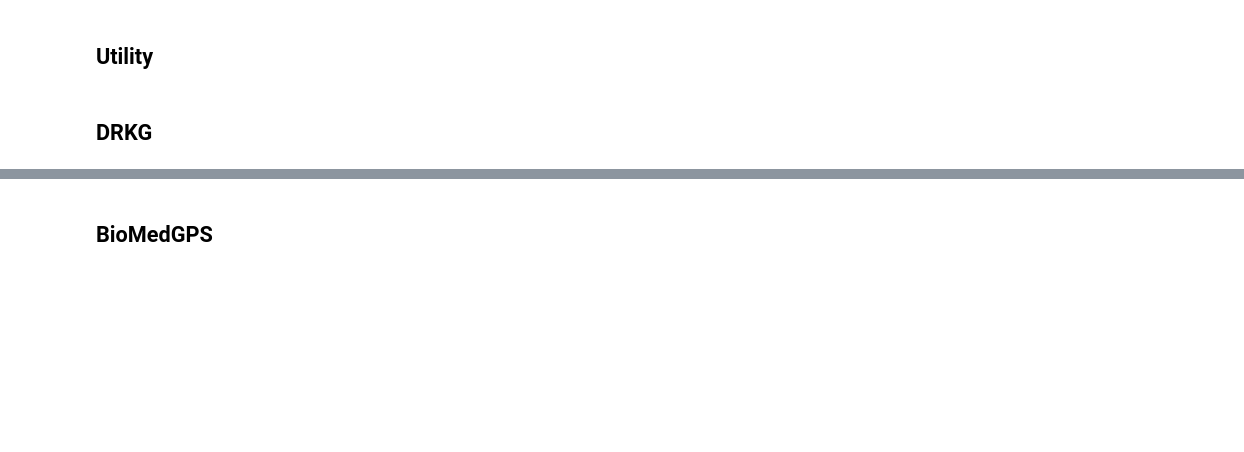
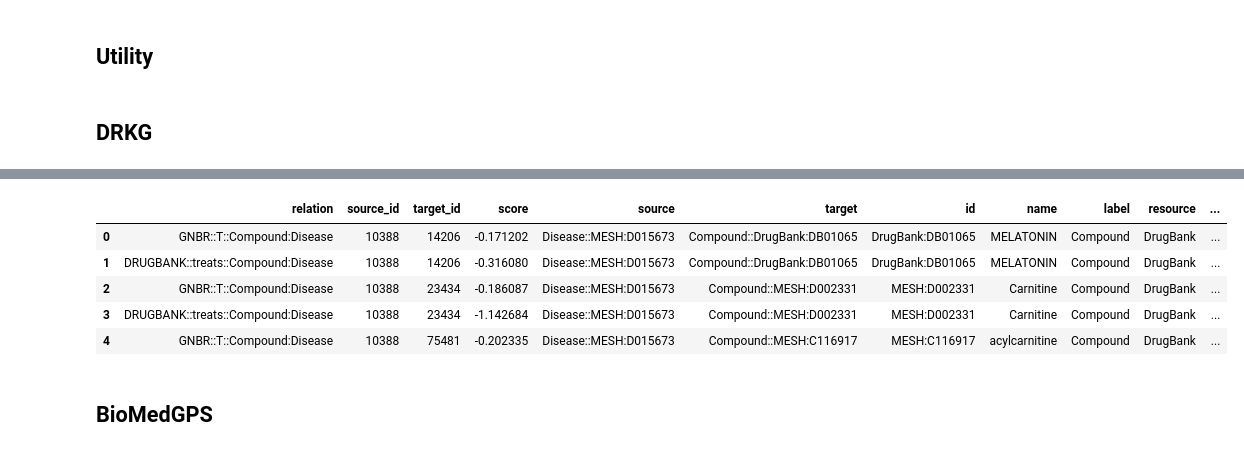
Before and after one commit to open-prophetdb/biomedgps-data, a Jupyter notebook: models/model_link_predict.ipynb, the cells around one changed output, grey strips where cells are left out. Cells and saved outputs as stored; diff of their text form; code cells hidden in the pictures; blank space fills up the shorter version.

```diff
--- a/models/model_link_predict.ipynb
+++ b/models/model_link_predict.ipynb
@@ -261,0 +228,5 @@ See the caveats in the documentation: https://pandas.pydata.org/pandas-docs/stab
+# %%
+rootdir = os.path.dirname(os.getcwd())
+entity_file = os.path.join(rootdir, 'graph_data/entities.tsv')
+entities = pd.read_csv(entity_file, sep='\t', dtype=str)
+entities.head()
@@ -261,0 +240,14 @@ See the caveats in the documentation: https://pandas.pydata.org/pandas-docs/stab
+# %%
+# Join the topkpd with the entity dataframe
+df = entities.copy()
+df["node_id"] = entities["label"] + "::" + entities["id"]
+merged = topkpd.merge(df, left_on='target', right_on='node_id')
+merged.to_csv(os.path.join(model_dir, f"mecfs-output.tsv"), sep="\t", index=False)
+merged.head()
+# %% [output]
+|  | relation | source_id | target_id | score | source | target | id | name | label | resource | ... |
+| 0 | GNBR::T::Compound:Disease | 10388 | 14206 | -0.171202 | Disease::MESH:D015673 | Compound::DrugBank:DB01065 | DrugBank:DB01065 | MELATONIN | Compound | DrugBank | ... |
+| 1 | DRUGBANK::treats::Compound:Disease | 10388 | 14206 | -0.316080 | Disease::MESH:D015673 | Compound::DrugBank:DB01065 | DrugBank:DB01065 | MELATONIN | Compound | DrugBank | ... |
+| 2 | GNBR::T::Compound:Disease | 10388 | 23434 | -0.186087 | Disease::MESH:D015673 | Compound::MESH:D002331 | MESH:D002331 | Carnitine | Compound | DrugBank | ... |
+| 3 | DRUGBANK::treats::Compound:Disease | 10388 | 23434 | -1.142684 | Disease::MESH:D015673 | Compound::MESH:D002331 | MESH:D002331 | Carnitine | Compound | DrugBank | ... |
+| 4 | GNBR::T::Compound:Disease | 10388 | 75481 | -0.202335 | Disease::MESH:D015673 | Compound::MESH:C116917 | MESH:C116917 | acylcarnitine | Compound | DrugBank | ... |
```
Also changed, not shown: parts of 9 cells of this notebook, 2 other files.
